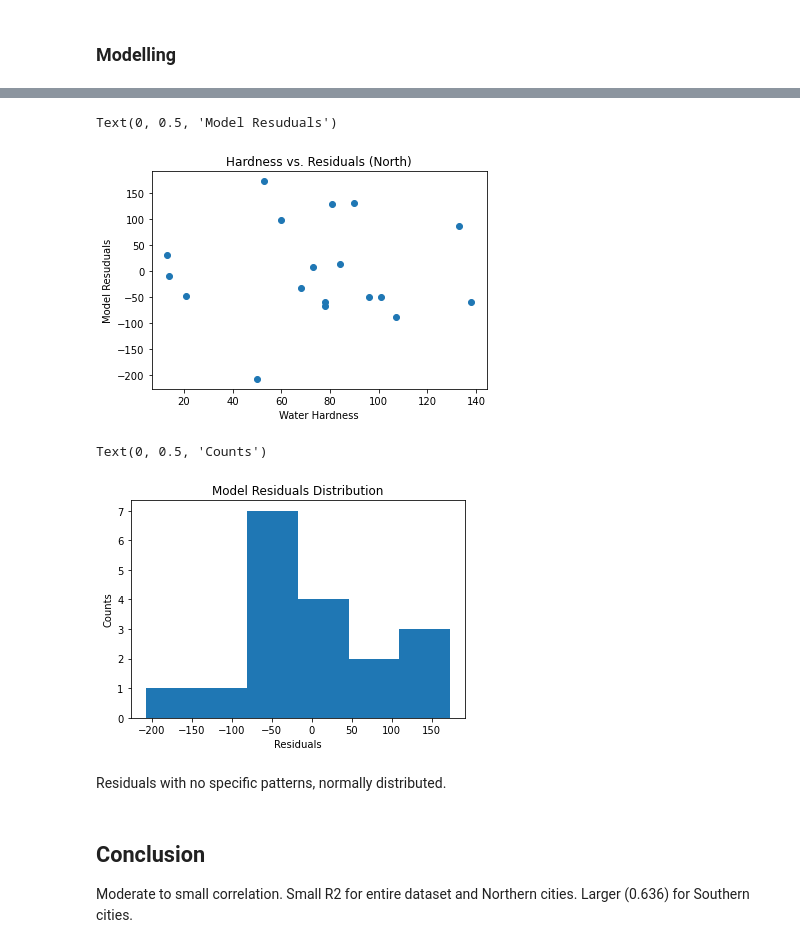
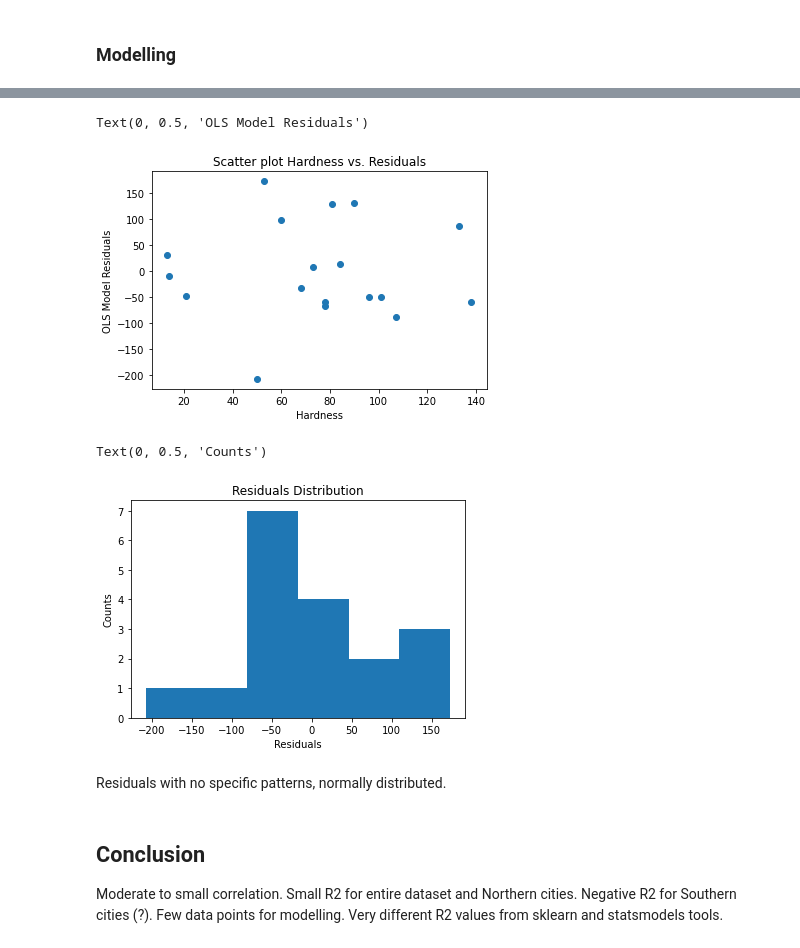
Before and after one commit to Dmitry-V-Makarov/Netology, a Jupyter notebook: pyda-13/hw/18.HW_corr_reg.ipynb, the cells around one changed output, grey strips where cells are left out. Saved outputs shown, nothing was run; the diff lists cells and outputs as text; code cells hidden in the pictures.

```diff
--- a/pyda-13/hw/18.HW_corr_reg.ipynb
+++ b/pyda-13/hw/18.HW_corr_reg.ipynb
@@ -128,0 +128,3 @@ X_const = sm.add_constant(X_train)
+# %%
+model = LinearRegression()
+model.fit(X_train, y_train)
@@ -260,0 +256,3 @@ X_const = sm.add_constant(X_train)
+# %%
+model_n = LinearRegression()
+model_n.fit(X_train, y_train)
@@ -392,0 +384,3 @@ X_const = sm.add_constant(X_train)
+# %%
+model_s = LinearRegression()
+model_s.fit(X_train, y_train)
@@ -393,7 +404,8 @@ X_const = sm.add_constant(X_train)
 # %%
-model_s = sm.OLS(y_train, X_const)
-results_s = model_s.fit()
-print(results_s.summary())
+X_const = sm.add_constant(X_train)
+model = sm.OLS(y_train, X_const)
+results = model.fit()
+print(results.summary())
 # %% [output]
                             OLS Regression Results
 ==============================================================================
@@ -438,23 +427,22 @@ ax.legend(loc='best');
 # %%
-# остатки
-plt.scatter(X_const.iloc[:, 1], results_s.resid) # hardness vs. residuals
-plt.title('Hardness vs. Residuals (North)')
-plt.xlabel('Water Hardness')
-plt.ylabel('Model Resuduals')
+plt.scatter(X_const.iloc[:, 1], results.resid)
+plt.title('Scatter plot Hardness vs. Residuals')
+plt.xlabel('Hardness')
+plt.ylabel('OLS Model Residuals')
 # %% [output]
-Text(0, 0.5, 'Model Resuduals')
+Text(0, 0.5, 'OLS Model Residuals')
-[figure, old version]
+[figure, new version]
 # %%
-plt.hist(results_s.resid, bins = 6)
-plt.title('Model Residuals Distribution')
+plt.hist(results.resid, bins = 6)
+plt.title('Residuals Distribution')
 plt.xlabel('Residuals')
 plt.ylabel('Counts')
 # %% [output]
 Text(0, 0.5, 'Counts')
-[figure, old version]
+[figure, new version]
 # %% [markdown]
 Residuals with no specific patterns, normally distributed.
 # %% [markdown]
 ## Conclusion
 
-Moderate to small correlation. Small R2 for entire dataset and Northern cities. Larger (0.636) for Southern cities.
+Moderate to small correlation. Small R2 for entire dataset and Northern cities. Negative R2 for Southern cities (?). Few data points for modelling. Very different R2 values from sklearn and statsmodels tools.
```
Also changed, not shown: parts of 33 cells of this notebook.
